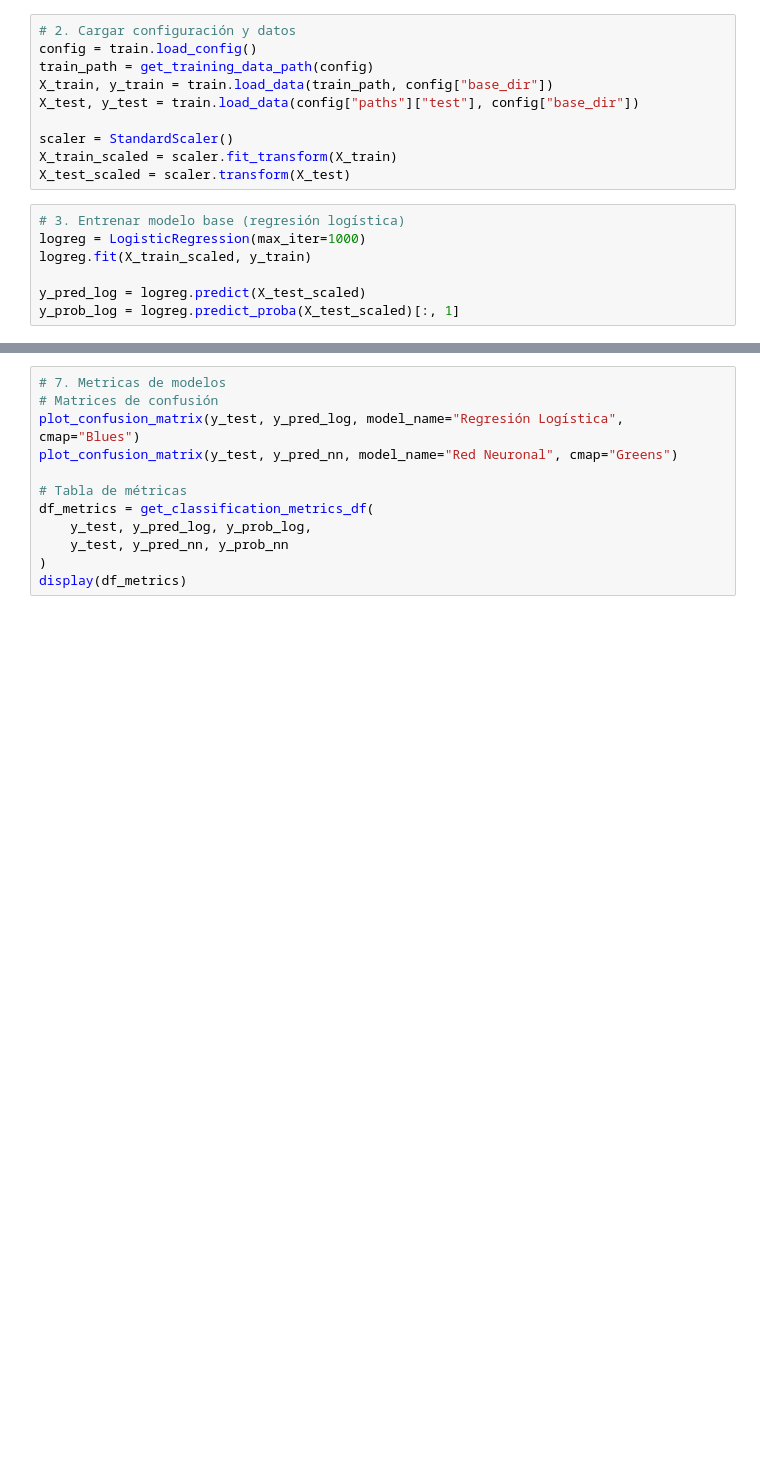
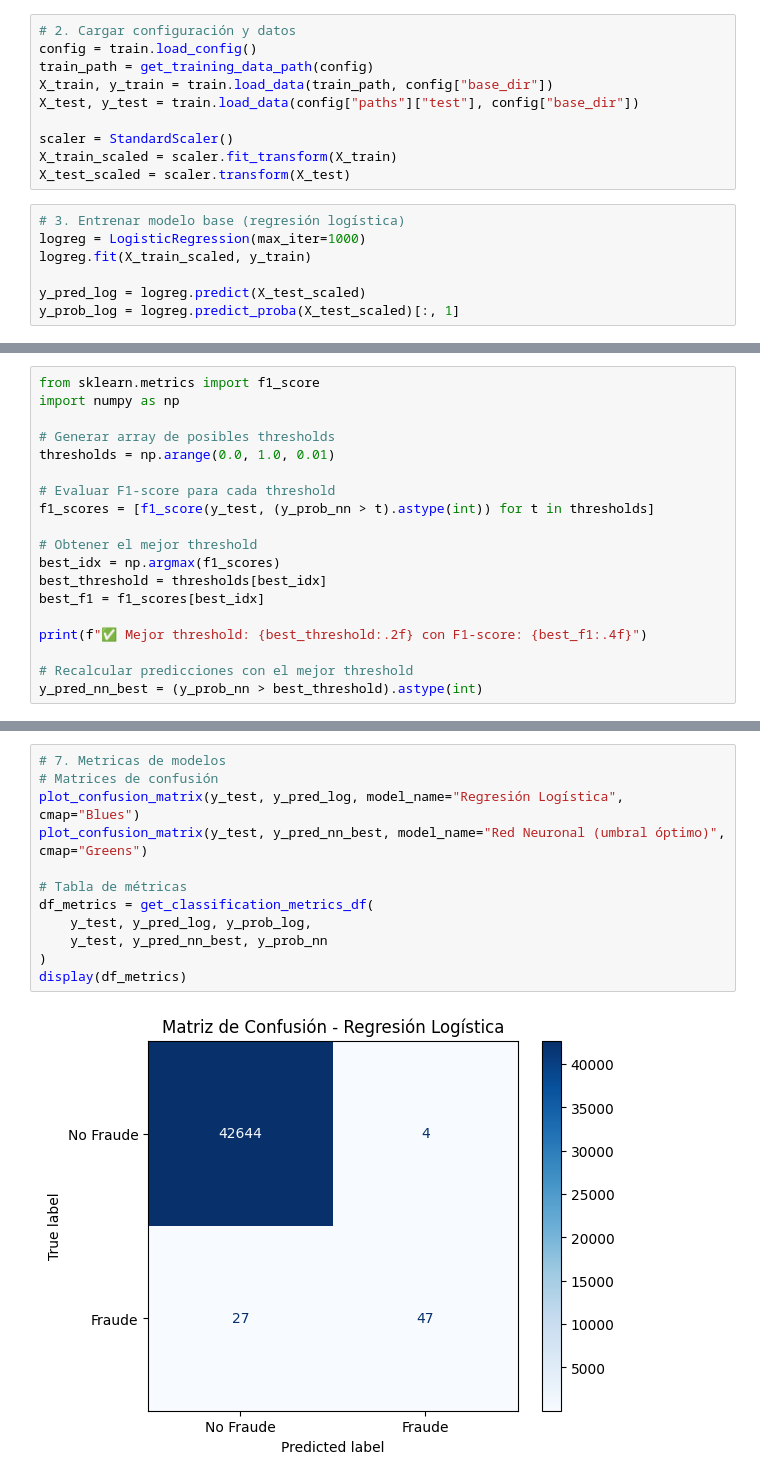
Before and after one commit to solivare/DeepNeuralNetworkUSS, a Jupyter notebook: Examples/Fraud/notebooks/Evaluacion.ipynb, the cells around one changed output, grey strips where cells are left out. Cells and saved outputs as stored; diff of their text form; blank space fills up the shorter version.

Commit message:
🧠 Tarea 2: mejoras en red neuronal, evaluación y documentación final

```diff
--- a/Examples/Fraud/notebooks/Evaluacion.ipynb
+++ b/Examples/Fraud/notebooks/Evaluacion.ipynb
@@ -51,0 +55,19 @@ y_pred_nn = (y_prob_nn > threshold).astype(int)
+# %%
+from sklearn.metrics import f1_score
+import numpy as np
+
+# Generar array de posibles thresholds
+thresholds = np.arange(0.0, 1.0, 0.01)
+
+# Evaluar F1-score para cada threshold
+f1_scores = [f1_score(y_test, (y_prob_nn > t).astype(int)) for t in thresholds]
+
+# Obtener el mejor threshold
+best_idx = np.argmax(f1_scores)
+best_threshold = thresholds[best_idx]
+best_f1 = f1_scores[best_idx]
+
+print(f"✅ Mejor threshold: {best_threshold:.2f} con F1-score: {best_f1:.4f}")
+
+# Recalcular predicciones con el mejor threshold
+y_pred_nn_best = (y_prob_nn > best_threshold).astype(int)
@@ -76,12 +120,14 @@ plt.show()
 # %%
 # 7. Metricas de modelos
 # Matrices de confusión
 plot_confusion_matrix(y_test, y_pred_log, model_name="Regresión Logística", cmap="Blues")
-plot_confusion_matrix(y_test, y_pred_nn, model_name="Red Neuronal", cmap="Greens")
+plot_confusion_matrix(y_test, y_pred_nn_best, model_name="Red Neuronal (umbral óptimo)", cmap="Greens")
 
 # Tabla de métricas
 df_metrics = get_classification_metrics_df(
     y_test, y_pred_log, y_prob_log,
-    y_test, y_pred_nn, y_prob_nn
+    y_test, y_pred_nn_best, y_prob_nn
 )
 display(df_metrics)
+# %% [output]
+[figure, added]
```
Also changed, not shown: parts of 8 cells of this notebook, 8 other files.
